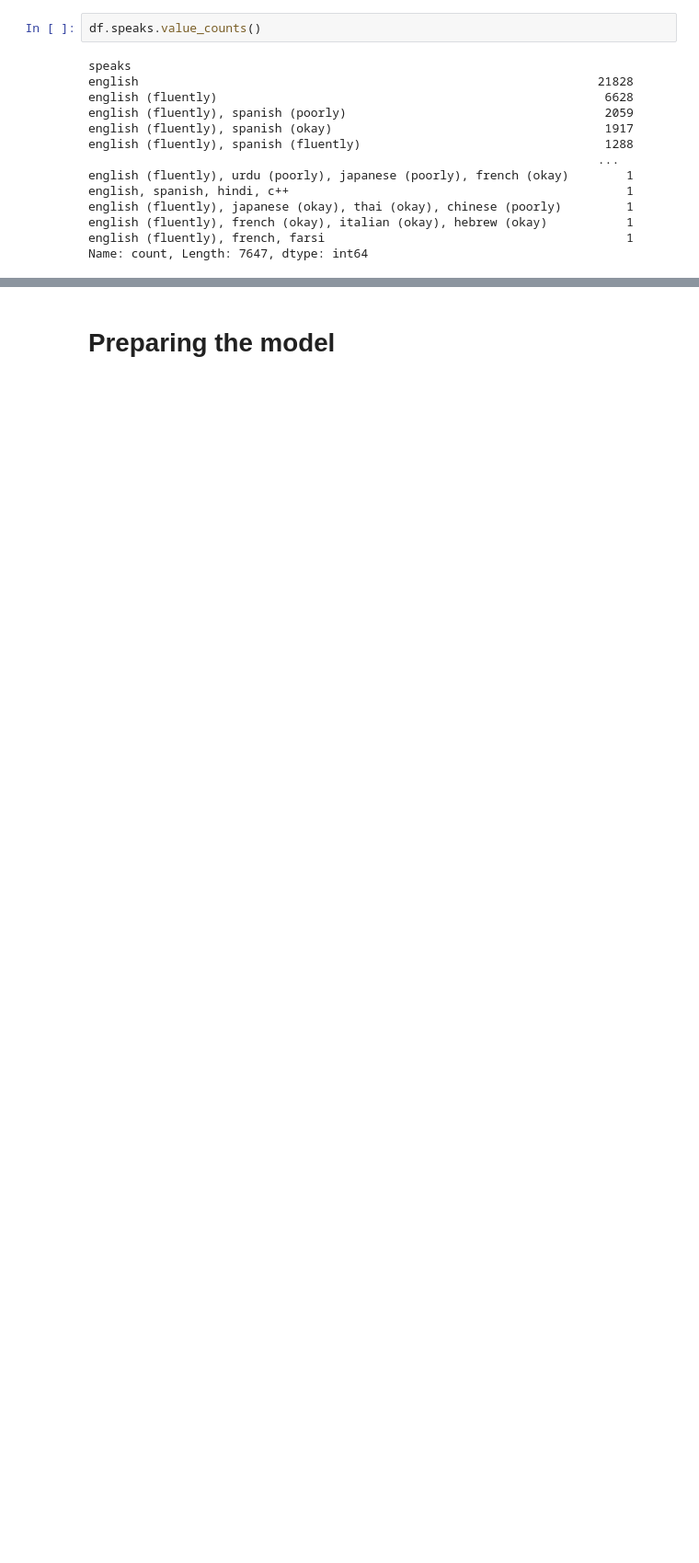
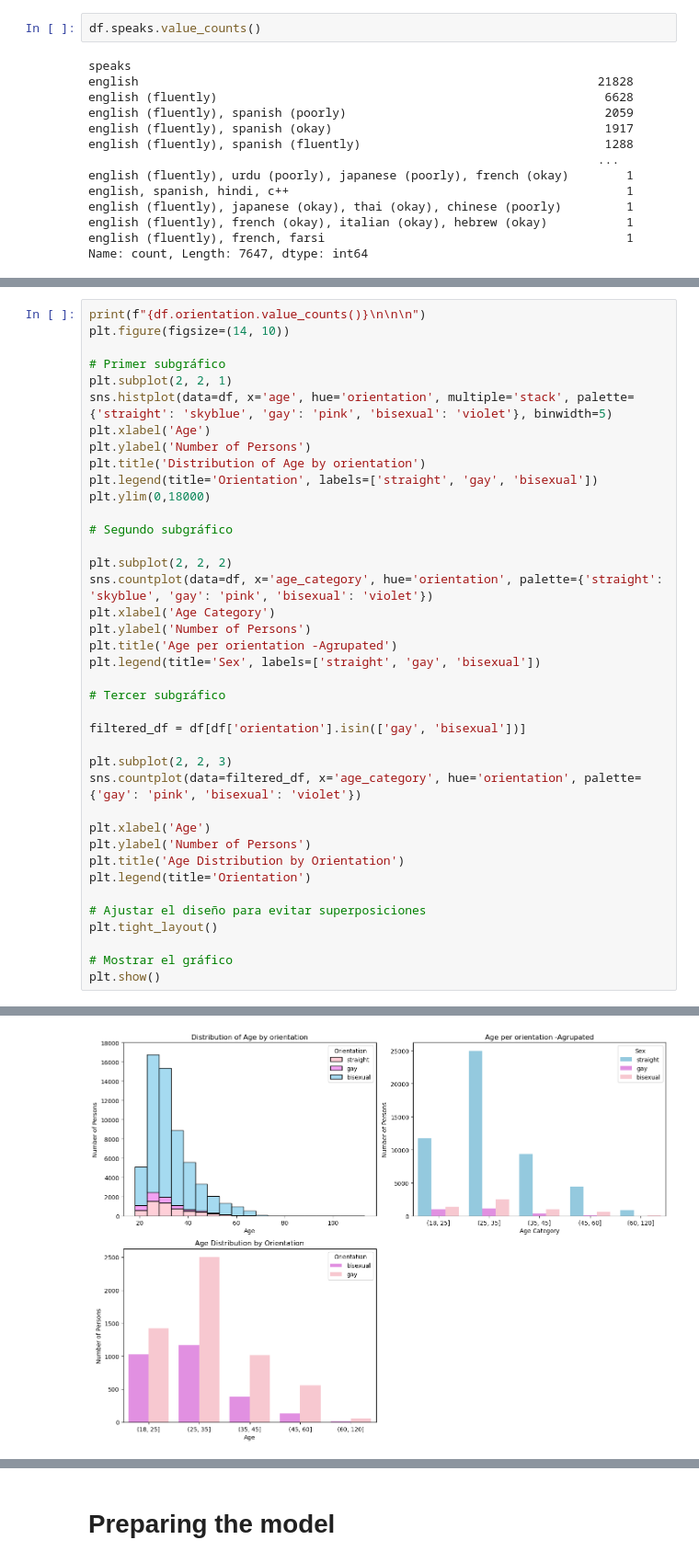
Before and after one commit to jasalgad/date_a_scientist, a Jupyter notebook: GitHub/GitHubCODECADEMY/OKCupid-Date-A-Scientist-Starter/date-a-scientist.ipynb, the cells around one changed output, grey strips where cells are left out. Shown: that part at 92% size. Cells and saved outputs as stored; diff of their text form; blank space fills up the shorter version.

```diff
--- a/GitHub/GitHubCODECADEMY/OKCupid-Date-A-Scientist-Starter/date-a-scientist.ipynb
+++ b/GitHub/GitHubCODECADEMY/OKCupid-Date-A-Scientist-Starter/date-a-scientist.ipynb
@@ -168,0 +352,40 @@ Name: count, Length: 7647, dtype: int64
+# %%
+print(f"{df.orientation.value_counts()}\n\n\n")
+plt.figure(figsize=(14, 10))
+
+# Primer subgráfico
+plt.subplot(2, 2, 1)
+sns.histplot(data=df, x='age', hue='orientation', multiple='stack', palette={'straight': 'skyblue', 'gay': 'pink', 'bisexual': 'violet'}, binwidth=5)
+plt.xlabel('Age')
+plt.ylabel('Number of Persons')
+plt.title('Distribution of Age by orientation')
+plt.legend(title='Orientation', labels=['straight', 'gay', 'bisexual'])
+plt.ylim(0,18000)
+
+# Segundo subgráfico
+
+plt.subplot(2, 2, 2)
+sns.countplot(data=df, x='age_category', hue='orientation', palette={'straight': 'skyblue', 'gay': 'pink', 'bisexual': 'violet'})
+plt.xlabel('Age Category')
+plt.ylabel('Number of Persons')
+plt.title('Age per orientation -Agrupated')
+plt.legend(title='Sex', labels=['straight', 'gay', 'bisexual'])
+
+# Tercer subgráfico
+
+filtered_df = df[df['orientation'].isin(['gay', 'bisexual'])]
+
+plt.subplot(2, 2, 3)
+sns.countplot(data=filtered_df, x='age_category', hue='orientation', palette={'gay': 'pink', 'bisexual': 'violet'})
+
+plt.xlabel('Age')
+plt.ylabel('Number of Persons')
+plt.title('Age Distribution by Orientation')
+plt.legend(title='Orientation')
+
+# Ajustar el diseño para evitar superposiciones
+plt.tight_layout()
+
+# Mostrar el gráfico
+plt.show()
+# %% [output]
@@ -168,0 +397 @@ Name: count, Length: 7647, dtype: int64
+[figure, added]
```
Also changed, not shown: parts of 66 cells of this notebook.
